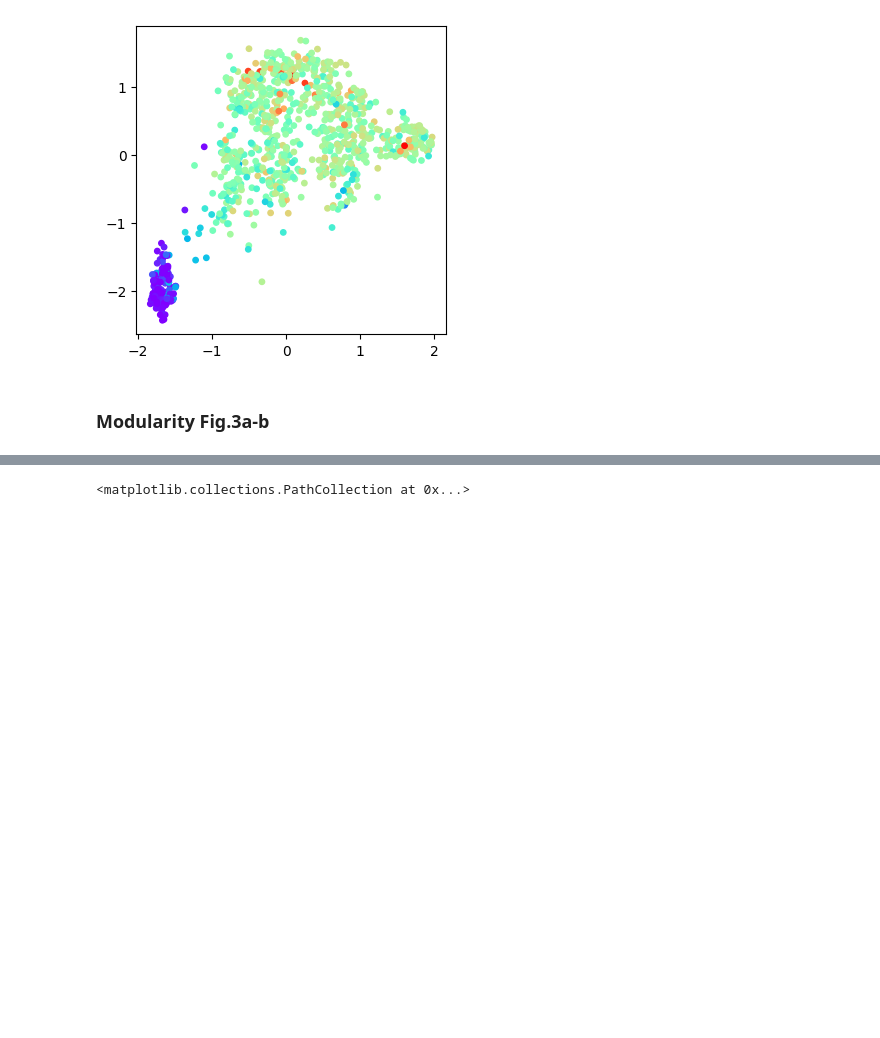
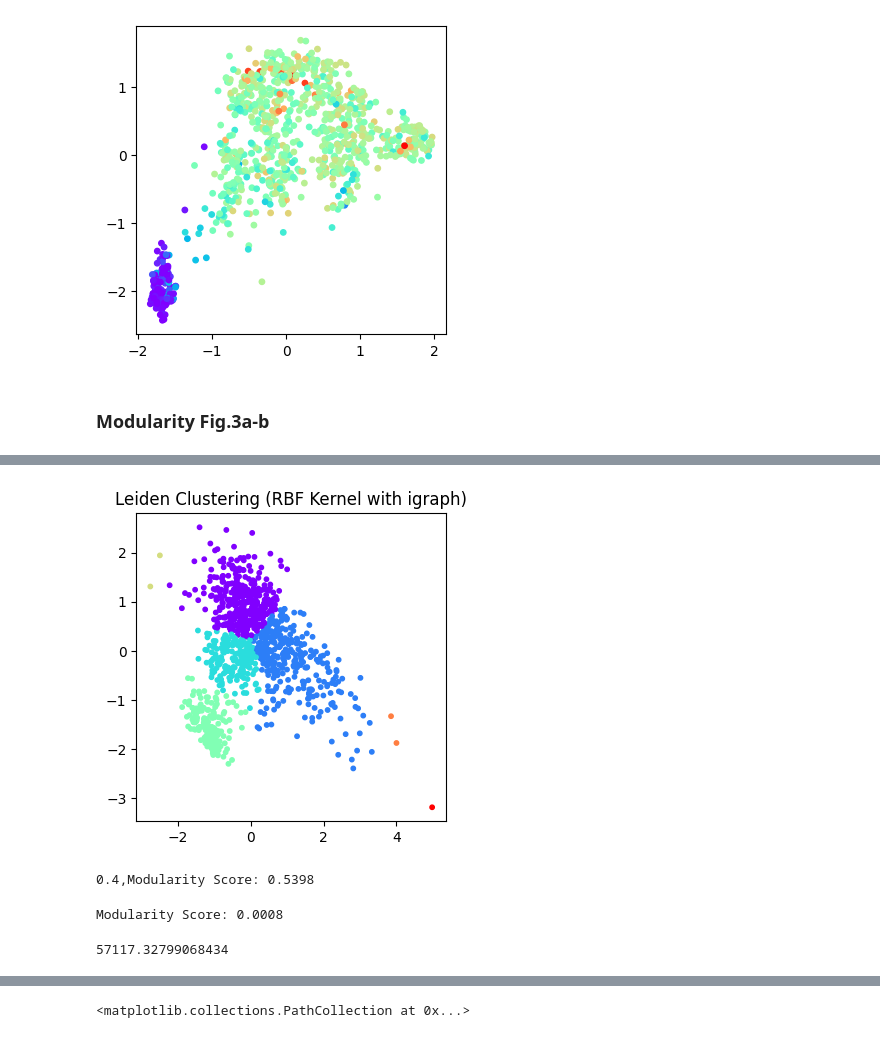
Before and after one commit to kkkkito/statemap, a Jupyter notebook: notebooks/Dimensionality_Reduction.ipynb, the cells around one changed output, grey strips where cells are left out. Drawn from its saved outputs; the diff is of its cells as text; code cells hidden in the pictures; blank space fills up the shorter version.

```diff
--- a/notebooks/Dimensionality_Reduction.ipynb
+++ b/notebooks/Dimensionality_Reduction.ipynb
@@ -179,0 +213,30 @@ Trimap
+# %%
+for r in [0]:
+    r = 0.4
+    partition = la.find_partition(
+        G_igraph,
+        la.RBConfigurationVertexPartition,
+        weights='weight',
+        resolution_parameter=r,
+        seed=0)
+
+    leiden_labels = np.array(partition.membership)
+    plt.figure(figsize=(4, 4))
+    plt.scatter(scaled_embedding[:, 0], scaled_embedding[:, 1], c=leiden_labels, s=10, cmap='rainbow')
+    plt.title("Leiden Clustering (RBF Kernel with igraph)")
+    plt.show()
+
+    modularity = G_igraph.modularity(partition.membership, weights='weight')
+    print(f"{r},Modularity Score: {modularity:.4f}")
+# %% [output]
+[figure, added]
+0.4,Modularity Score: 0.5398
+# %%
+modularity = partition.modularity
+print(f"Modularity Score: {modularity:.4f}")
+# %% [output]
+Modularity Score: 0.0008
+# %%
+modularity()
+# %% [output]
+57117.32799068434
```
Also changed, not shown: parts of 18 cells of this notebook.
